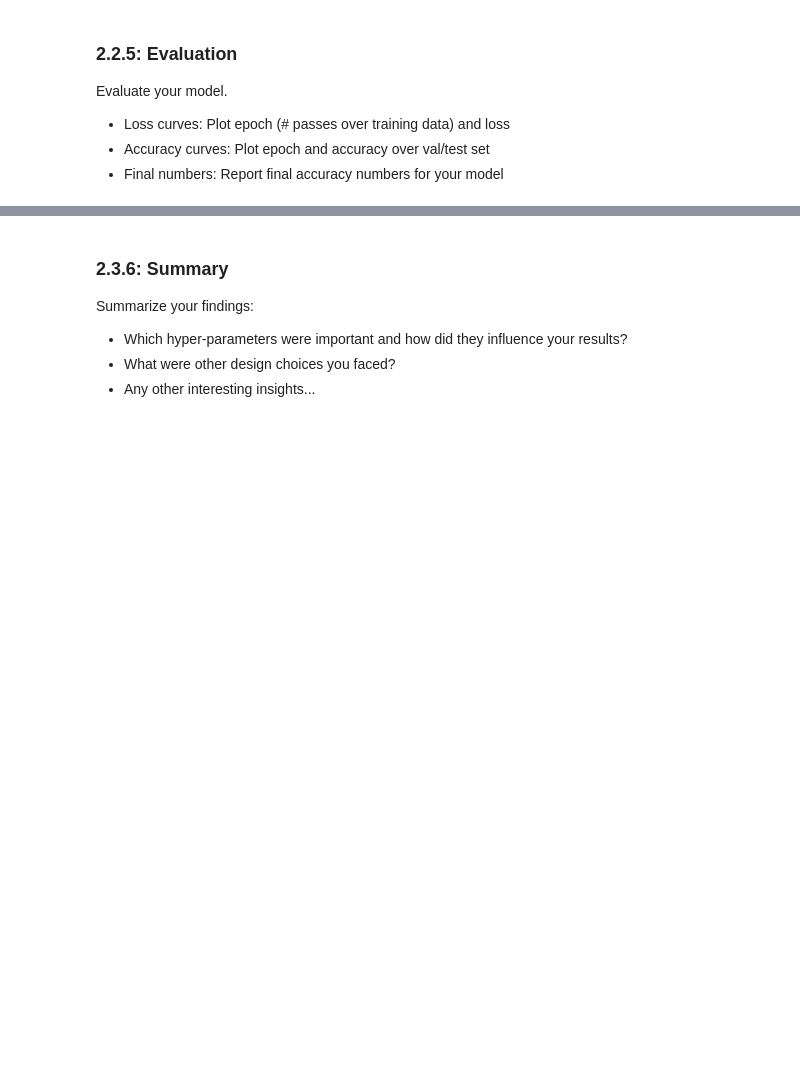
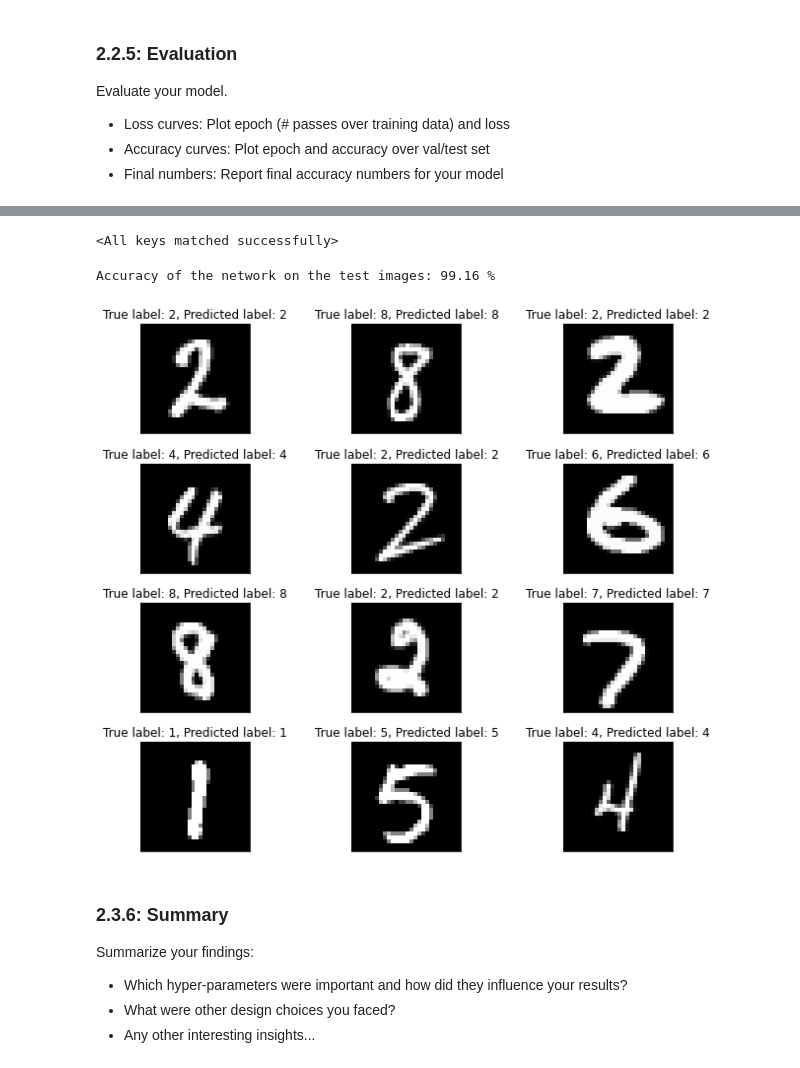
Before and after one commit to sangeet2020/MLCysec-hw, a Jupyter notebook: 2021_10_29_Task_01.ipynb.ipynb, the cells around one changed output, grey strips where cells are left out. Cells and saved outputs as stored; diff of their text form; code cells hidden in the pictures; blank space fills up the shorter version.

```diff
--- a/2021_10_29_Task_01.ipynb.ipynb
+++ b/2021_10_29_Task_01.ipynb.ipynb
@@ -746,5 +755,7 @@ plt.show()
 #
 # ------- Your Code -------
 # Example:
-# net = Net()
-# net.load_state_dict(torch.load("PATH"))
+model = Net(input_size, hidden_layers, num_classes).to(device)
+model.load_state_dict(torch.load("model.pth", map_location=torch.device('cpu')))
+# %% [output]
+<All keys matched successfully>
@@ -763,3 +762,50 @@ plt.show()
+# %%
+# Here report the score for the best model
+#
+# ------- Your Code -------
+#
+model.eval()
+with torch.no_grad():
+    correct = 0
+    total = 0
+    for (images, labels) in test_loader:
+        images = images.to(device)
+        labels = labels.to(device)
+        outputs = model(images)
+        (_, predicted) = torch.max(outputs.data, 1)
+        total += labels.size(0)
+        correct += (predicted == labels).sum().item()
+
+
+    print ('Accuracy of the network on the test images: {} %'.format(
+            100 * correct / total))
+# %% [output]
+Accuracy of the network on the test images: 99.16 %
+# %%
+# Visualize the predictions
+# Example: vis_predictions(x_eval, y_pred, size_of_data)
+#
+#
+# ------- Your Code -------
+#
+predicted_arr = []
+labels_arr = []
+model.eval()
+with torch.no_grad():
+    correct = 0
+    total = 0
+    for (images, labels) in test_loader:
+        images = images.to(device)
+        labels = labels.to(device)
+        outputs = model(images)
+        (_, predicted) = torch.max(outputs.data, 1)
+        predicted_arr.extend(predicted.cpu().numpy().tolist())
+        labels_arr.extend(labels.cpu().numpy().tolist())
+
+x_test_np = torch.flatten(test_loader.dataset.data, start_dim=1, end_dim=2).numpy()
+vis_predictions(x_test_np, labels_arr, predicted_arr, len(predicted_arr))
+# %% [output]
+[figure, added]
 # %% [markdown]
 ### 2.3.6: Summary
 
```
Also changed, not shown: parts of 10 cells of this notebook.
